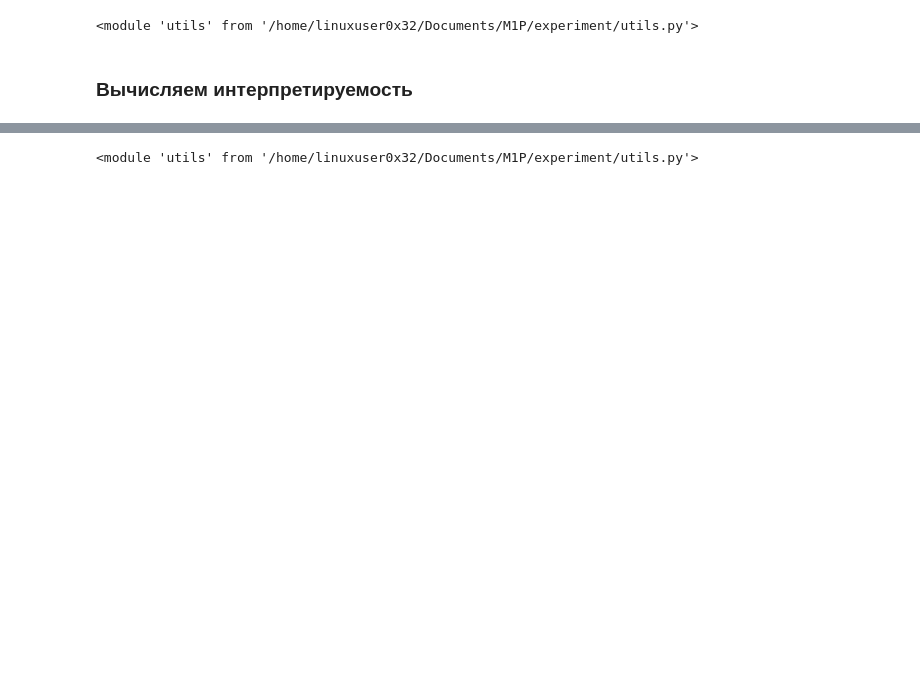
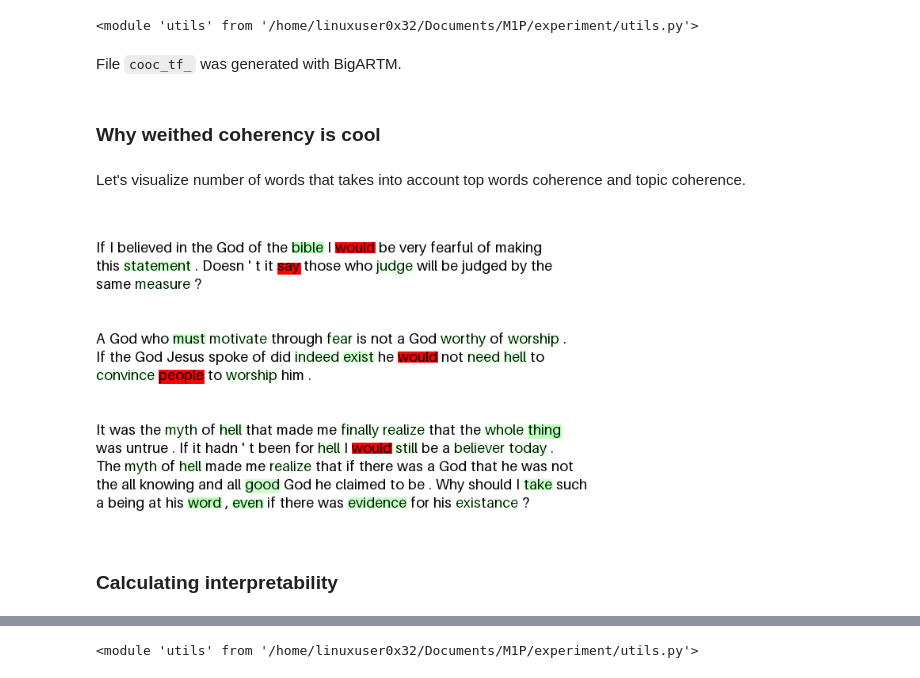
Before and after one commit to intsystems/2024-Project-148, a Jupyter notebook: code/Experiment.ipynb, the cells around one changed output, grey strips where cells are left out. Cells and saved outputs as stored; diff of their text form; code cells hidden in the pictures; blank space fills up the shorter version.

```diff
--- a/code/Experiment.ipynb
+++ b/code/Experiment.ipynb
@@ -65,2 +65,4 @@ Wall time: 259 µs
 # %%
 experiment, dataset = training_pipeline.build_experiment_environment(save_path=EXPERIMENT_PATH,)
+# %%
+dictionary = dataset.get_dictionary()
@@ -66,0 +73,2 @@ experiment, dataset = training_pipeline.build_experiment_environment(save_path=E
+# %%
+dataset._cached_dict = dictionary
@@ -84,4 +96,6 @@ importlib.reload(utils)
 import coherence_metrics
 import chains_interpretability
 import utils
+# %% [markdown]
+File  `cooc_tf_` was generated with BigARTM.
 # %%
@@ -89,5 +103,15 @@ ppmi = utils.PPMIHandler('ppmi_tf_')
+# %% [markdown]
+### Why weithed coherency is cool
+# %% [markdown]
+Let's visualize number of words that takes into account top words coherence and topic coherence.
+# %%
+text = dataset.get_dataset().raw_text.loc['soc_religion_christian_20695']
+dist = final_model.get_phi().loc['@lemmatized']['topic_1']
+utils.compareTopWordsVsWeithedCoh(text, dist)
+# %% [output]
+[figure, added]
 # %% [markdown]
-### Вычисляем интерпретируемость
+### Calculating interpretability
 # %%
 import json
 f = open('chains.json')
```
Also changed, not shown: parts of 51 cells of this notebook, 9 other files.
